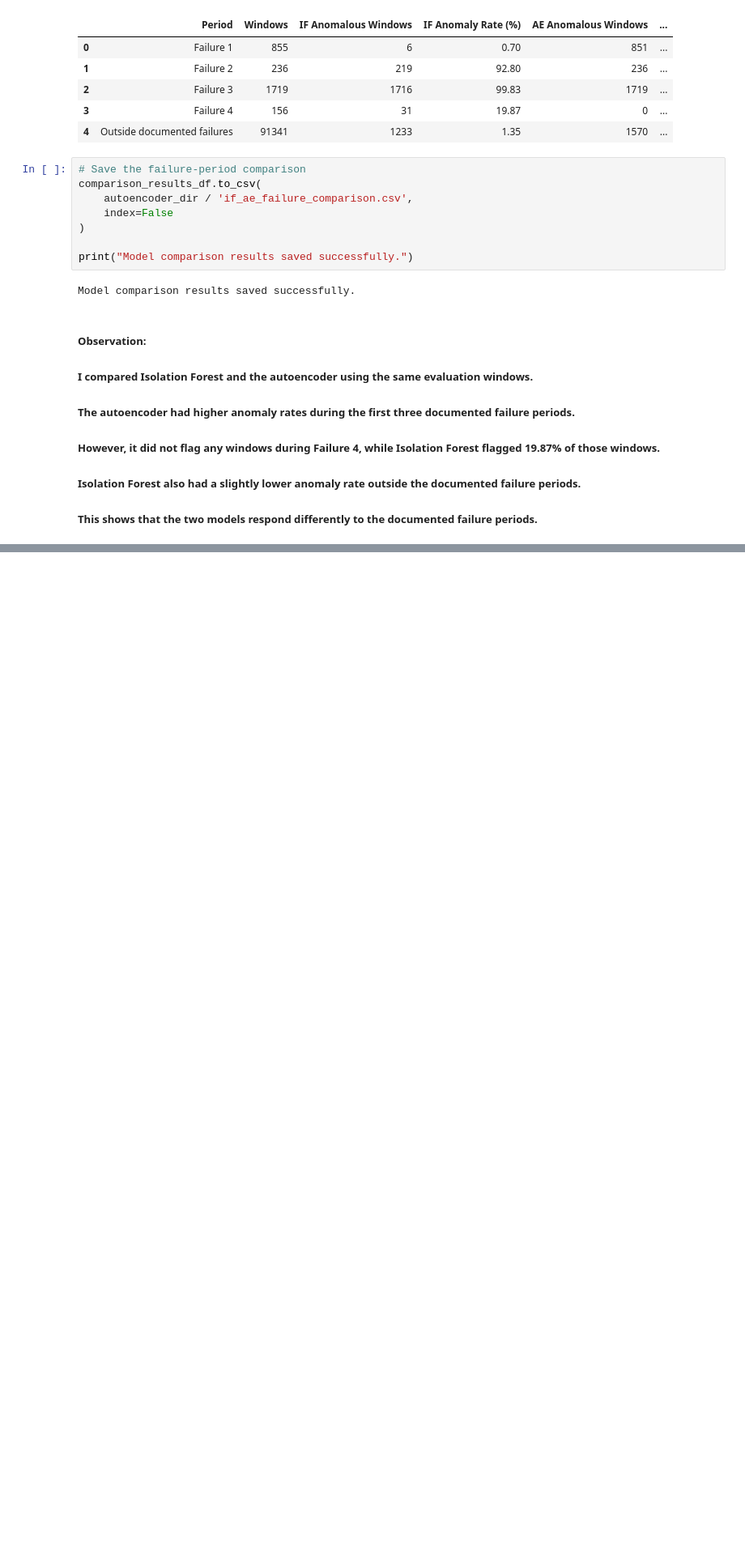
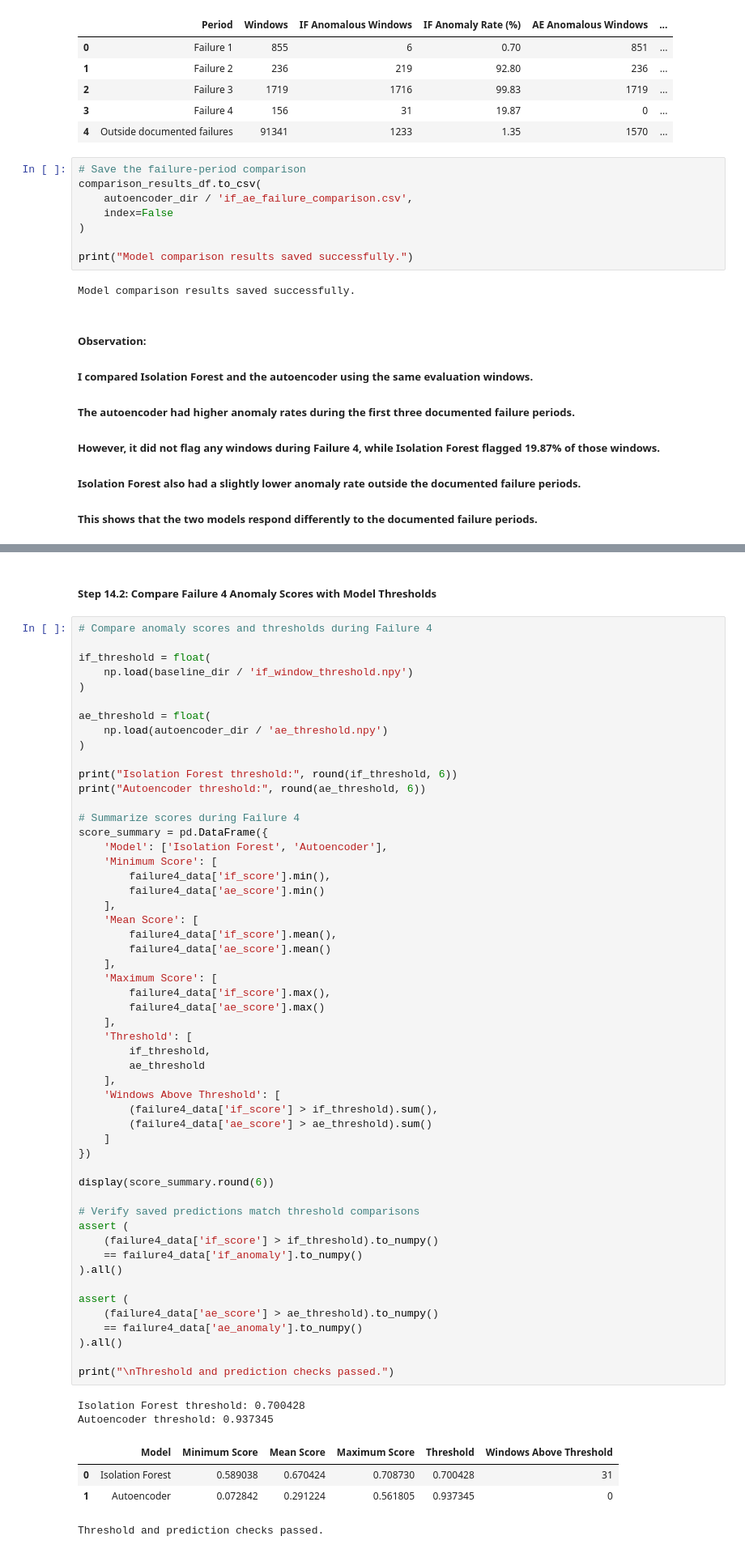
Before and after one commit to shashikawka/268452H-CS5998-Capstone-Project, a Jupyter notebook: 04_autoencoder_anomaly_detection.ipynb, the cells around one changed output, grey strips where cells are left out. Shown at 81% size. Drawn from its saved outputs; the diff is of its cells as text; blank space fills up the shorter version.

```diff
--- a/04_autoencoder_anomaly_detection.ipynb
+++ b/04_autoencoder_anomaly_detection.ipynb
@@ -2059,0 +2110,62 @@ Model comparison results saved successfully.
+# %% [markdown]
+##### Step 14.2: Compare Failure 4 Anomaly Scores with Model Thresholds
+# %%
+# Compare anomaly scores and thresholds during Failure 4
+
+if_threshold = float(
+    np.load(baseline_dir / 'if_window_threshold.npy')
+)
+
+ae_threshold = float(
+    np.load(autoencoder_dir / 'ae_threshold.npy')
+)
+
+print("Isolation Forest threshold:", round(if_threshold, 6))
+print("Autoencoder threshold:", round(ae_threshold, 6))
+
+# Summarize scores during Failure 4
+score_summary = pd.DataFrame({
+    'Model': ['Isolation Forest', 'Autoencoder'],
+    'Minimum Score': [
+        failure4_data['if_score'].min(),
+        failure4_data['ae_score'].min()
+    ],
+    'Mean Score': [
+        failure4_data['if_score'].mean(),
+        failure4_data['ae_score'].mean()
+    ],
+    'Maximum Score': [
+        failure4_data['if_score'].max(),
+        failure4_data['ae_score'].max()
+    ],
+    'Threshold': [
+        if_threshold,
+        ae_threshold
+    ],
+    'Windows Above Threshold': [
+        (failure4_data['if_score'] > if_threshold).sum(),
+        (failure4_data['ae_score'] > ae_threshold).sum()
+    ]
+})
+
+display(score_summary.round(6))
+
+# Verify saved predictions match threshold comparisons
+assert (
+    (failure4_data['if_score'] > if_threshold).to_numpy()
+    == failure4_data['if_anomaly'].to_numpy()
+).all()
+
+assert (
+    (failure4_data['ae_score'] > ae_threshold).to_numpy()
+    == failure4_data['ae_anomaly'].to_numpy()
+).all()
+
+print("\nThreshold and prediction checks passed.")
+# %% [output]
+Isolation Forest threshold: 0.700428
+Autoencoder threshold: 0.937345
+|  | Model | Minimum Score | Mean Score | Maximum Score | Threshold | Windows Above Threshold |
+| 0 | Isolation Forest | 0.589038 | 0.670424 | 0.708730 | 0.700428 | 31 |
+| 1 | Autoencoder | 0.072842 | 0.291224 | 0.561805 | 0.937345 | 0 |
+Threshold and prediction checks passed.
```
Also changed, not shown: parts of 20 cells of this notebook.
